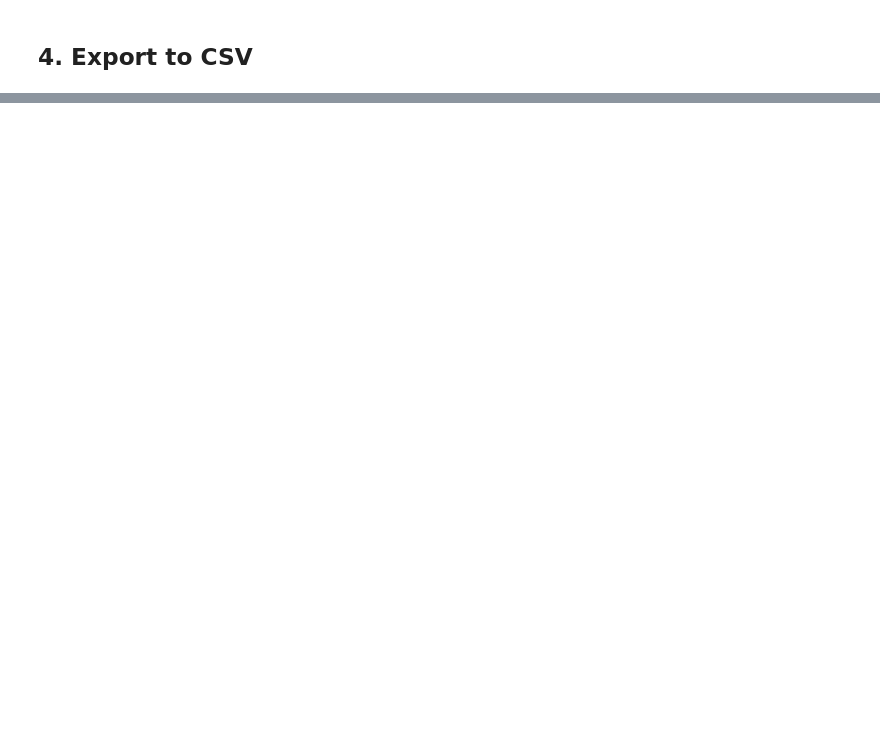
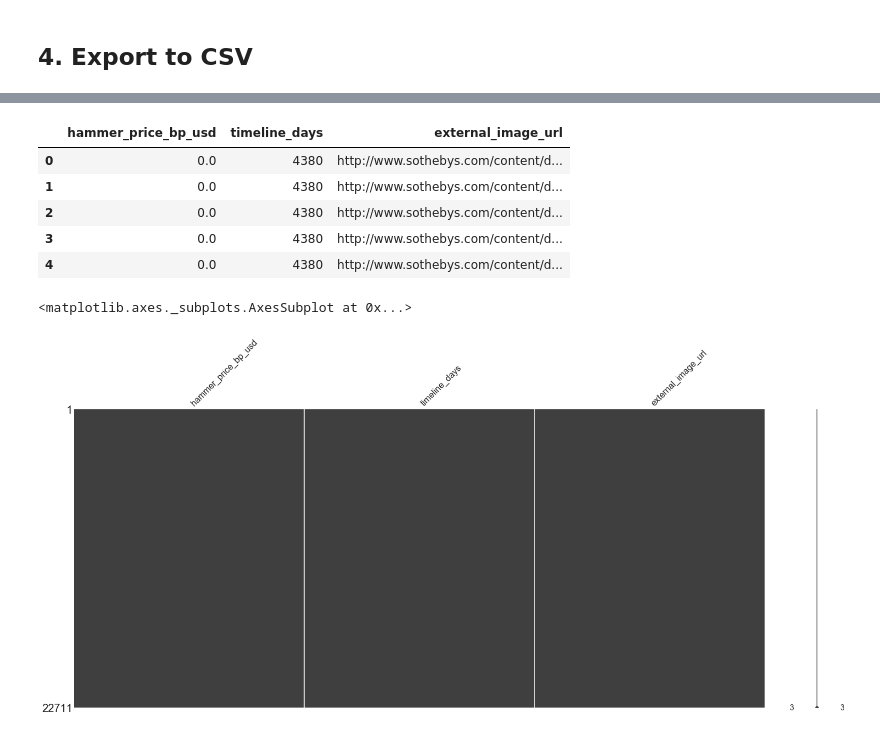
Before and after one commit to serenazzz/art-auction-visualization-project, a Jupyter notebook: Preprocessing.ipynb, the cells around one changed output, grey strips where cells are left out. Drawn from its saved outputs; the diff is of its cells as text; code cells hidden in the pictures; blank space fills up the shorter version.

```diff
--- a/Preprocessing.ipynb
+++ b/Preprocessing.ipynb
@@ -134,0 +138,29 @@ KeyError: 'auc_id'
+# %%
+from datetime import date
+
+start = min(df.auc_date).strftime('%Y-%m-%d')
+y0, m0, d0 = [ int(x) for x in start.split("-") ]
+date0 = date(y0, m0, d0)
+
+def calc_days(x):
+    y, m, d = [ int(x) for x in x.strftime('%Y-%m-%d').split("-") ]
+    new_date = date(y, m, d)
+    delta = new_date - date0
+    return delta.days
+
+df["timeline_days"] = df.auc_date.apply(calc_days)
+
+interactive_df = df[['hammer_price_bp_usd', 'timeline_days', 'external_image_url']].copy()
+interactive_df.fillna(0, inplace=True)
+
+display(interactive_df.head())
+msno.matrix(interactive_df)
+# %% [output]
+|  | hammer_price_bp_usd | timeline_days | external_image_url |
+| 0 | 0.0 | 4380 | http://www.sothebys.com/content/d... |
+| 1 | 0.0 | 4380 | http://www.sothebys.com/content/d... |
+| 2 | 0.0 | 4380 | http://www.sothebys.com/content/d... |
+| 3 | 0.0 | 4380 | http://www.sothebys.com/content/d... |
+| 4 | 0.0 | 4380 | http://www.sothebys.com/content/d... |
+<matplotlib.axes._subplots.AxesSubplot at 0x...>
+[figure, added]
```
Also changed, not shown: parts of 7 cells of this notebook, 4 other files.
